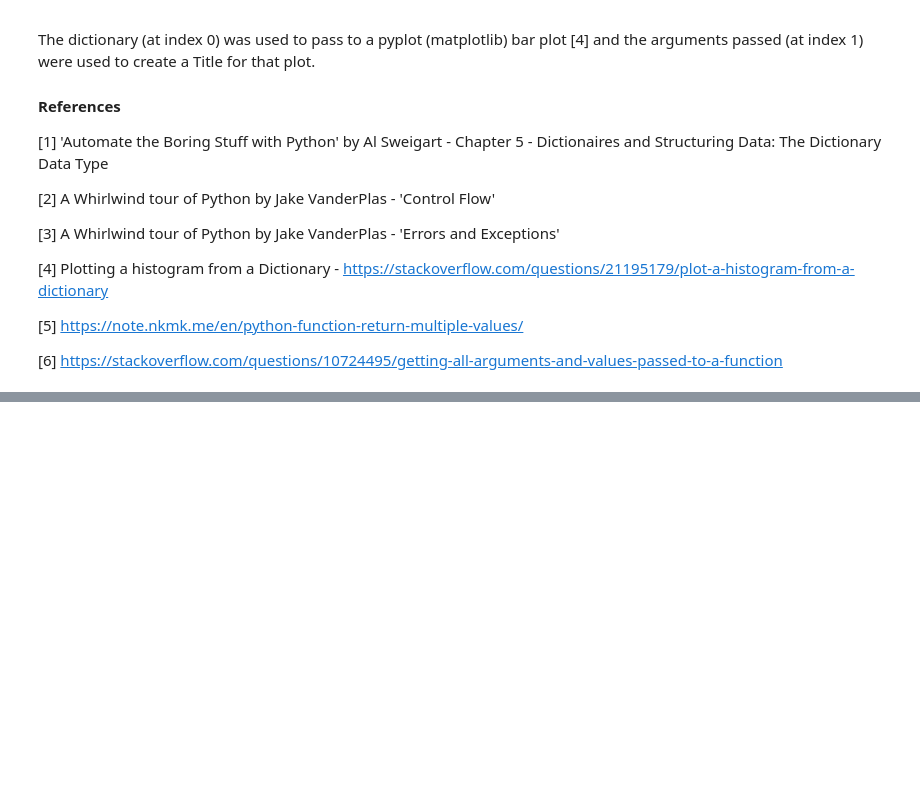
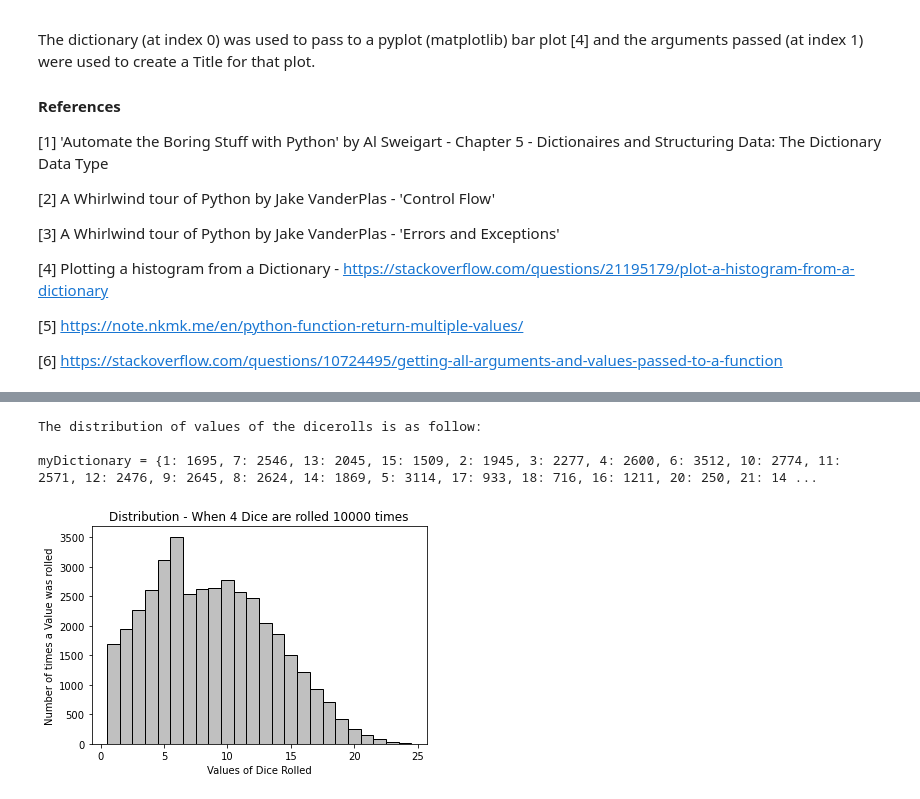
Before and after one commit to dssheldon/foda-tasks-sds, a Jupyter notebook: FoDA - Tasks 2020.ipynb, the cells around one changed output, grey strips where cells are left out. Saved outputs shown, nothing was run; the diff lists cells and outputs as text; code cells hidden in the pictures; blank space fills up the shorter version.

```diff
--- a/FoDA - Tasks 2020.ipynb
+++ b/FoDA - Tasks 2020.ipynb
@@ -326,0 +380,25 @@ As can be see above when only one dice is rolled for a large number of times, th
+# %%
+# Rolled 4 dice 10,000 times
+
+mytuple = dicerolls(4,10000)
+
+
+myDictionary = mytuple[0]
+
+print('The distribution of values of the dicerolls is as follow:')
+print()
+print(f"{myDictionary = }")
+
+print()
+
+import matplotlib.pyplot as plt
+plt.bar(myDictionary.keys(), myDictionary.values(), 1.0, color='silver', edgecolor='black')
+plt.xlabel('Values of Dice Rolled')
+plt.ylabel('Number of times a Value was rolled')
+plt.title(f'Distribution - When {mytuple[1]["k"]} Dice are rolled {mytuple[1]["n"]} times')
+plt.show()
+# %% [output]
+The distribution of values of the dicerolls is as follow:
+
+myDictionary = {1: 1695, 7: 2546, 13: 2045, 15: 1509, 2: 1945, 3: 2277, 4: 2600, 6: 3512, 10: 2774, 11: 2571, 12: 2476, 9: 2645, 8: 2624, 14: 1869, 5: 3114, 17: 933, 18: 716, 16: 1211, 20: 250, 21: 14 ...
+[figure, added]
```
Also changed, not shown: parts of 7 cells of this notebook.
